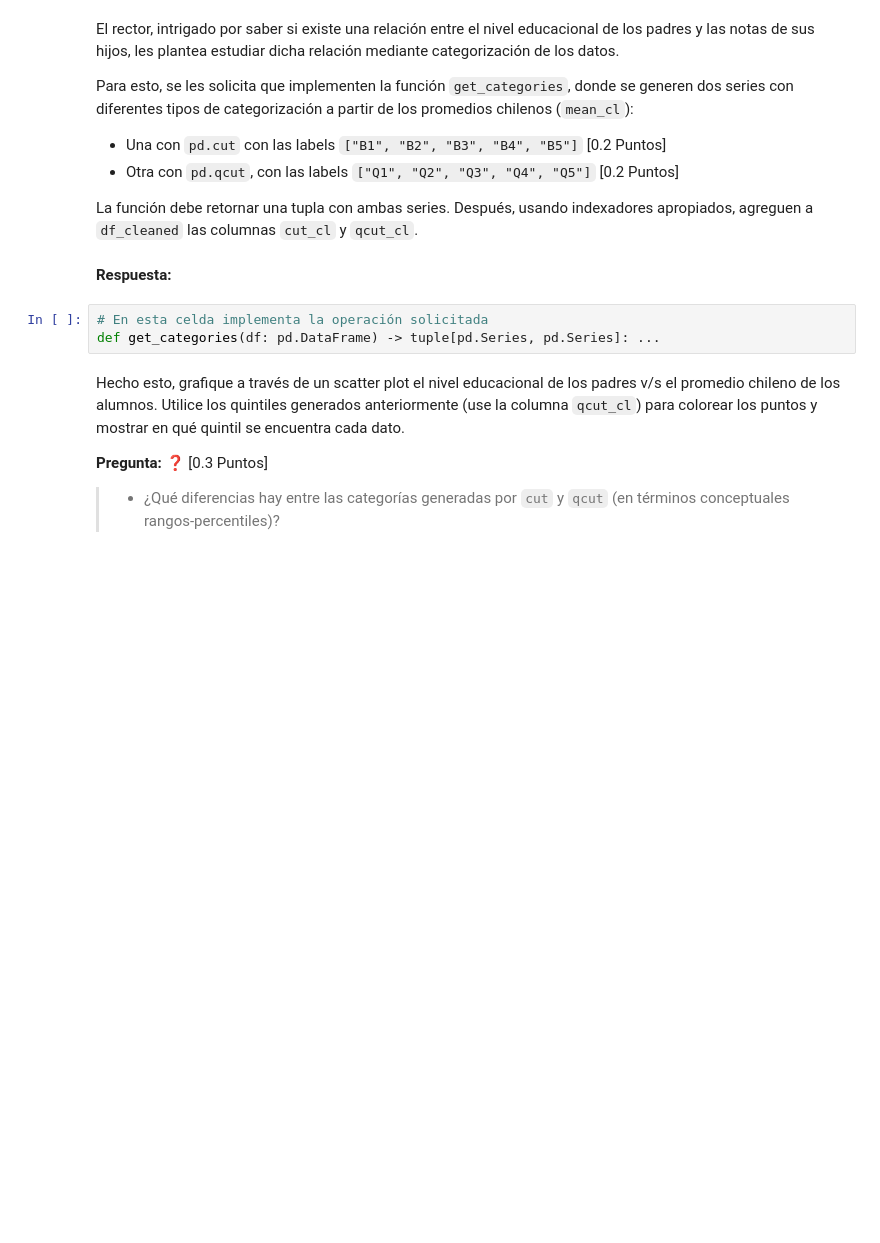
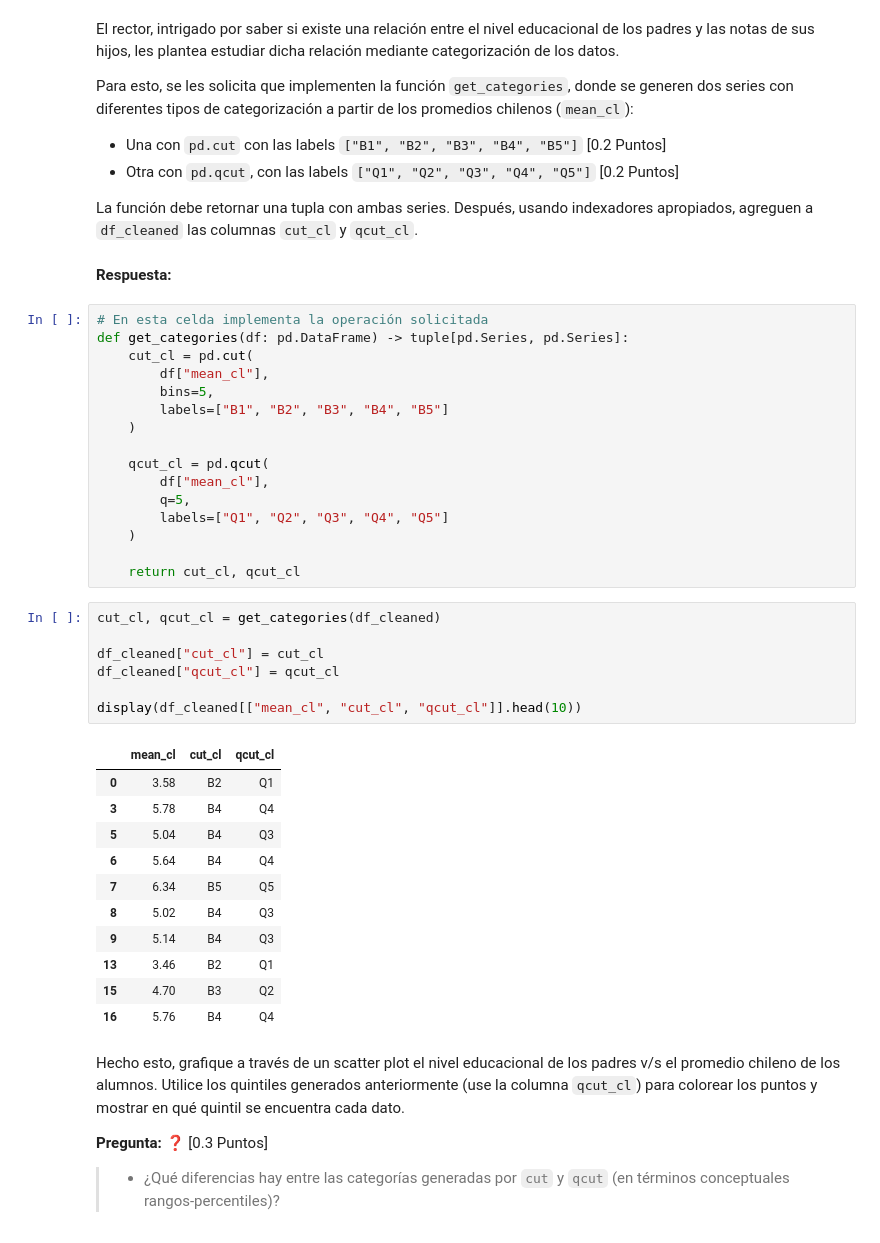
Before and after one commit to matisweet/MDS7202, a Jupyter notebook: labs/lab-3/Lab3_Enunciado.ipynb, the cells around one changed output. Cells and saved outputs as stored; diff of their text form; blank space fills up the shorter version.

```diff
--- a/labs/lab-3/Lab3_Enunciado.ipynb
+++ b/labs/lab-3/Lab3_Enunciado.ipynb
@@ -599,7 +686,39 @@ La función debe retornar una tupla con ambas series. Después, usando indexador
 **Respuesta:**
 # %%
 # En esta celda implementa la operación solicitada
-def get_categories(df: pd.DataFrame) -> tuple[pd.Series, pd.Series]: ...
+def get_categories(df: pd.DataFrame) -> tuple[pd.Series, pd.Series]:
+    cut_cl = pd.cut(
+        df["mean_cl"],
+        bins=5,
+        labels=["B1", "B2", "B3", "B4", "B5"]
+    )
+
+    qcut_cl = pd.qcut(
+        df["mean_cl"],
+        q=5,
+        labels=["Q1", "Q2", "Q3", "Q4", "Q5"]
+    )
+
+    return cut_cl, qcut_cl
+# %%
+cut_cl, qcut_cl = get_categories(df_cleaned)
+
+df_cleaned["cut_cl"] = cut_cl
+df_cleaned["qcut_cl"] = qcut_cl
+
+display(df_cleaned[["mean_cl", "cut_cl", "qcut_cl"]].head(10))
+# %% [output]
+|  | mean_cl | cut_cl | qcut_cl |
+| 0 | 3.58 | B2 | Q1 |
+| 3 | 5.78 | B4 | Q4 |
+| 5 | 5.04 | B4 | Q3 |
+| 6 | 5.64 | B4 | Q4 |
+| 7 | 6.34 | B5 | Q5 |
+| 8 | 5.02 | B4 | Q3 |
+| 9 | 5.14 | B4 | Q3 |
+| 13 | 3.46 | B2 | Q1 |
+| 15 | 4.70 | B3 | Q2 |
+| 16 | 5.76 | B4 | Q4 |
 # %% [markdown]
 Hecho esto, grafique a través de un scatter plot el nivel educacional de los padres v/s el promedio chileno de los alumnos. Utilice los quintiles generados anteriormente (use la columna `qcut_cl`) para colorear los puntos y mostrar en qué quintil se encuentra cada dato.
 
```
Also changed, not shown: parts of 19 cells of this notebook.
